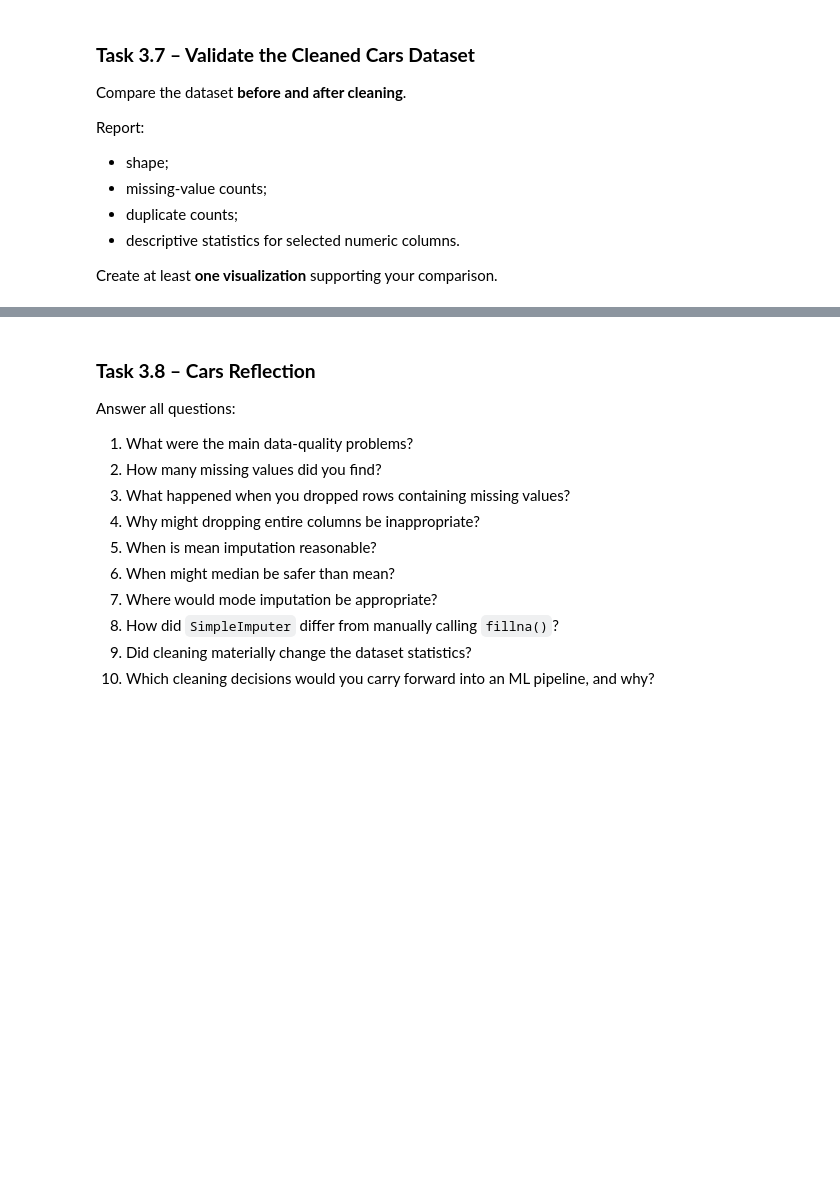
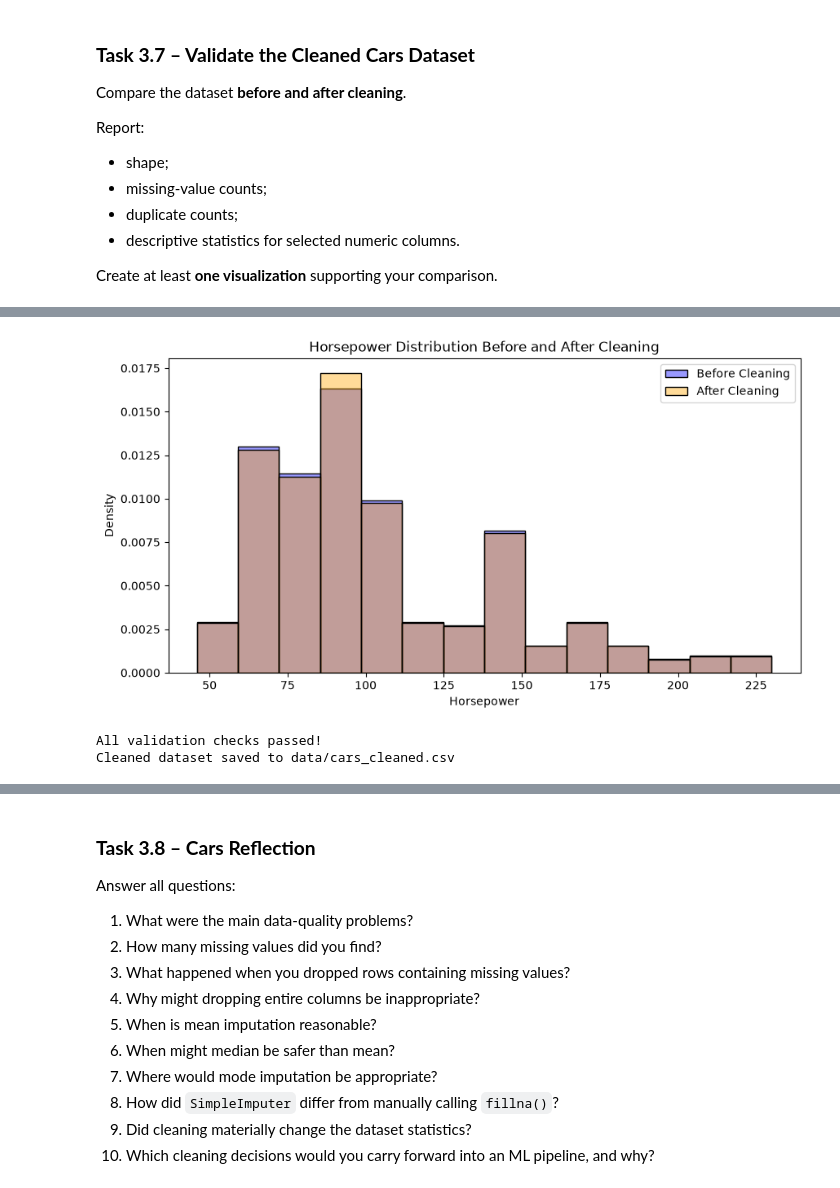
Before and after one commit to AlamirConestoga/Tidying_Cleaning_Imputation_Outlier_Detection, a Jupyter notebook: week5Lab_Students.ipynb, the cells around one changed output, grey strips where cells are left out. Drawn from its saved outputs; the diff is of its cells as text; code cells hidden in the pictures; blank space fills up the shorter version.

```diff
--- a/week5Lab_Students.ipynb
+++ b/week5Lab_Students.ipynb
@@ -838,0 +1342,61 @@ Create at least **one visualization** supporting your comparison.
+# %%
+
+import matplotlib.pyplot as plt
+import seaborn as sns
+
+plt.figure(figsize=(10, 5))
+
+# Original Horsepower distribution
+sns.histplot(
+    cars_original["Horsepower"].dropna(),
+    color="blue",
+    alpha=0.4,
+    label="Before Cleaning",
+    stat="density"
+)
+
+# Cleaned Horsepower distribution
+sns.histplot(
+    cars_cleaned["Horsepower"],
+    color="orange",
+    alpha=0.4,
+    label="After Cleaning",
+    stat="density"
+)
+
+plt.title("Horsepower Distribution Before and After Cleaning")
+plt.xlabel("Horsepower")
+plt.ylabel("Density")
+plt.legend()
+plt.show()
+# %% [output]
+[figure, added]
+# %%
+
+from pathlib import Path
+
+# Validate cleaned dataset
+assert cars_cleaned.isnull().sum().sum() == 0, \
+    "Missing values still exist."
+
+assert cars_cleaned.duplicated().sum() == 0, \
+    "Duplicate records still exist."
+
+assert cars_cleaned.shape == (398, 9), \
+    "Unexpected dataset shape."
+
+print("All validation checks passed!")
+
+# Create data folder if necessary
+Path("data").mkdir(exist_ok=True)
+
+# Save cleaned dataset
+cars_cleaned.to_csv(
+    "data/cars_cleaned.csv",
+    index=False
+)
+
+print("Cleaned dataset saved to data/cars_cleaned.csv")
+# %% [output]
+All validation checks passed!
+Cleaned dataset saved to data/cars_cleaned.csv
```
Also changed, not shown: parts of 31 cells of this notebook, 2 other files.
